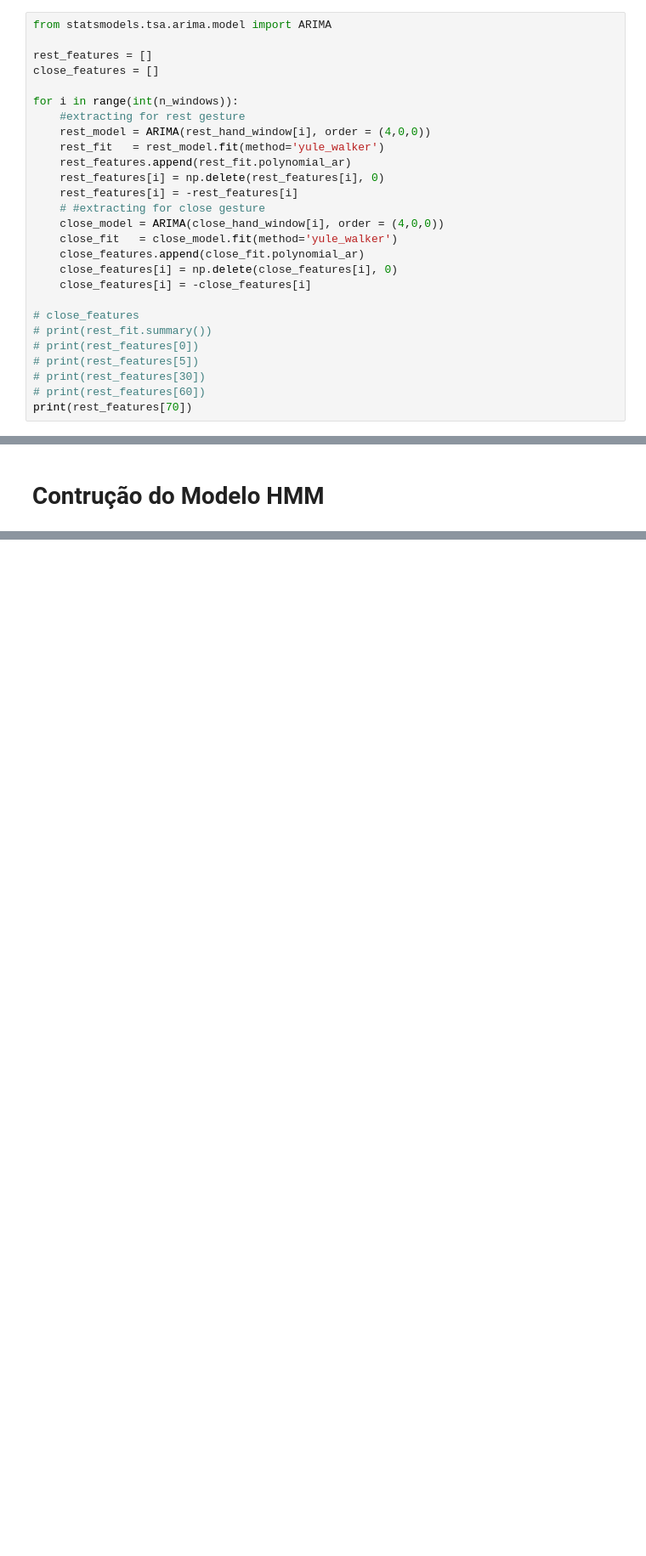
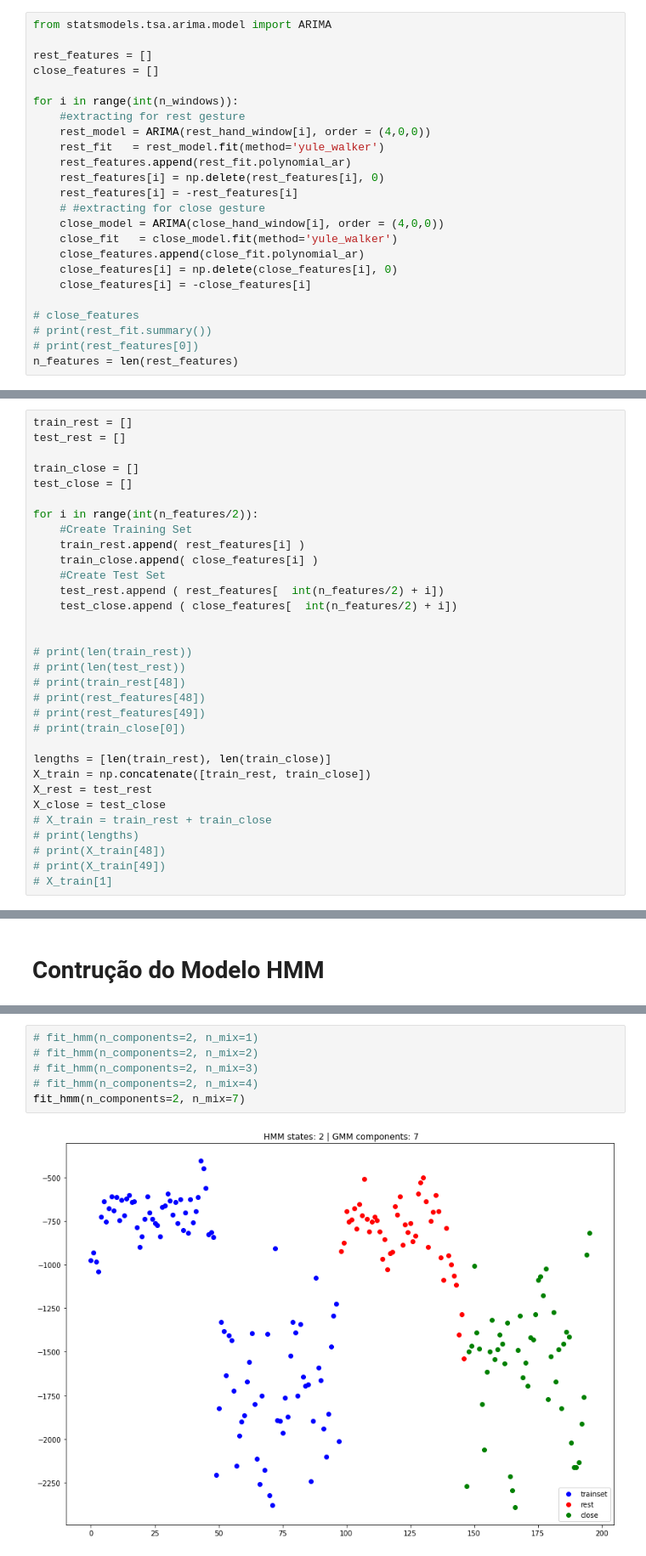
Before and after one commit to raphaelrcb/HMM_Classifier, a Jupyter notebook: HMM.ipynb, the cells around one changed output, grey strips where cells are left out. Shown at 85% size. Saved outputs shown, nothing was run; the diff lists cells and outputs as text; blank space fills up the shorter version.

```diff
--- a/HMM.ipynb
+++ b/HMM.ipynb
@@ -105,7 +112,4 @@ for i in range(int(n_windows)):
 # close_features
 # print(rest_fit.summary())
 # print(rest_features[0])
-# print(rest_features[5])
-# print(rest_features[30])
-# print(rest_features[60])
-print(rest_features[70])
+n_features = len(rest_features)
@@ -112,3 +118,35 @@ print(rest_features[70])
+# %%
+train_rest = []
+test_rest = []
+
+train_close = []
+test_close = []
+
+for i in range(int(n_features/2)):
+    #Create Training Set
+    train_rest.append( rest_features[i] )
+    train_close.append( close_features[i] )
+    #Create Test Set
+    test_rest.append ( rest_features[  int(n_features/2) + i])
+    test_close.append ( close_features[  int(n_features/2) + i])
+
+
+# print(len(train_rest))
+# print(len(test_rest))
+# print(train_rest[48])
+# print(rest_features[48])
+# print(rest_features[49])
+# print(train_close[0])
+
+lengths = [len(train_rest), len(train_close)]
+X_train = np.concatenate([train_rest, train_close])
+X_rest = test_rest
+X_close = test_close
+# X_train = train_rest + train_close
+# print(lengths)
+# print(X_train[48])
+# print(X_train[49])
+# X_train[1]
 # %% [markdown]
 ´´´
 rest hand                                                       close hand
@@ -121,0 +216,8 @@ L4 = 0.0126     = -0.1474   = -0.2659 = -0.0320 = -0.1106   | L4 = -0.2065
+# %%
+# fit_hmm(n_components=2, n_mix=1)
+# fit_hmm(n_components=2, n_mix=2)
+# fit_hmm(n_components=2, n_mix=3)
+# fit_hmm(n_components=2, n_mix=4)
+fit_hmm(n_components=2, n_mix=7)
+# %% [output]
+[figure, added]
```
Also changed, not shown: parts of 4 cells of this notebook.
